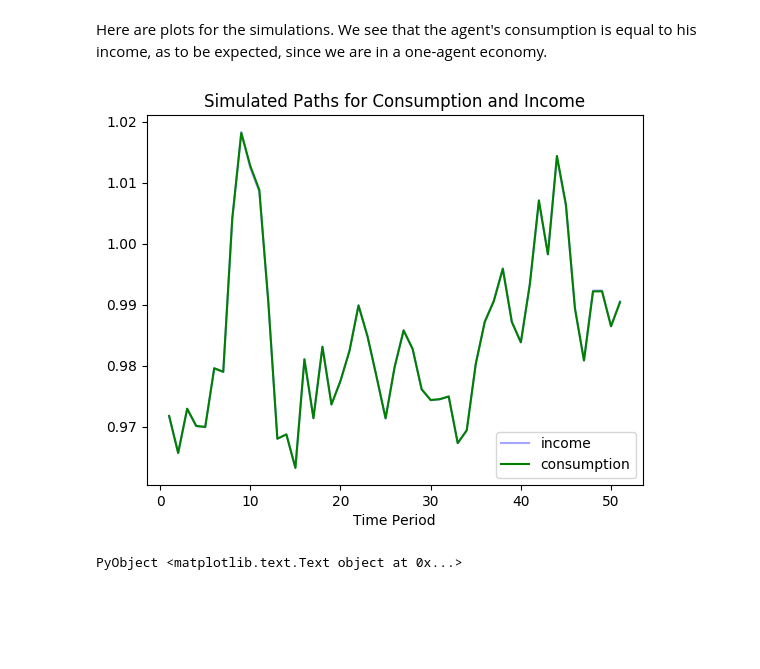
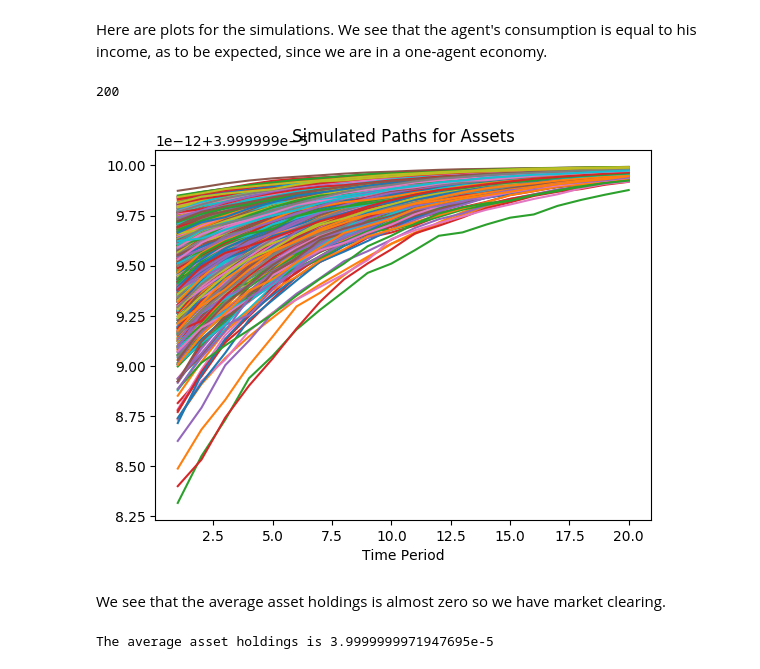
Before and after one commit to azheng25/OLG-Examples, a Jupyter notebook: Huggett1993.ipynb, the cells around one changed output. Cells and saved outputs as stored; diff of their text form; code cells hidden in the pictures; blank space fills up the shorter version.

Commit message:
Market clearing in assets

```diff
--- a/Huggett1993.ipynb
+++ b/Huggett1993.ipynb
@@ -111,18 +83,51 @@ ii=2
 ### Simulations
 # %% [markdown]
 Here are plots for the simulations. We see that the agent's consumption is equal to his income, as to be expected, since we are in a one-agent economy.
-# %%
-# Simulations
-import PyPlot
-plt=PyPlot
-mc_ar=model.exogenous
-sim_armc = Dolo.simulate(model,dr;N=10,T=900)
-c=exp(sim_armc[Axis{:N}(ii), Axis{:V}(:lny)])[850:900]+sim_armc[Axis{:N}(ii), Axis{:V}(:s)][850:900]*0.000002-sim_armc[Axis{:N}(ii), Axis{:V}(:a)][850:900]
-plt.plot(hor, exp(sim_armc[Axis{:N}(ii), Axis{:V}(:lny)])[850:900],color="blue", alpha=0.35, label="income")
-plt.plot(hor, c, color="green",label="consumption")
-plt.legend()
-plt.xlabel("Time Period")
-plt.title("Simulated Paths for Consumption and Income")
-# %% [output]
-[figure, removed]
-PyObject <matplotlib.text.Text object at 0x...>
+# %%
+# Simulations
+import PyPlot
+plt=PyPlot
+
+
+mc_ar=model.exogenous
+
+sim_armc = Dolo.simulate(model,dr;N=1000,T=200)
+
+
+T=200
+# %% [output]
+200
+# %%
+N=1000
+n=20 # number of periods to plot
+hor=linspace(1,n,n)
+function plot_simulations(N::Int64,T::Int64,n::Int64,sim_armc)
+    sum_assets=0.0
+    for ii=1:N # number of simulations
+      c=exp(sim_armc[Axis{:N}(ii), Axis{:V}(:lny)])[T-n+1:T]+sim_armc[Axis{:N}(ii), Axis{:V}(:s)][T-n+1:T]*r-sim_armc[Axis{:N}(ii), Axis{:V}(:a)][T-n+1:T]
+      #plt.plot(hor, exp(sim_armc[Axis{:N}(ii), Axis{:V}(:lny)])[T-n+1:T],color="blue", alpha=0.35, label="income")
+      #assets=exp(sim_armc[Axis{:N}(ii), Axis{:V}(:lny)])[T-n+1:T]-c
+      #plt.plot(hor, exp(sim_armc[Axis{:N}(ii), Axis{:V}(:lny)])[T-n+1:T])
+      #plt.plot(hor, c)
+        savings_end=exp(sim_armc[Axis{:N}(ii), Axis{:V}(:lny)])[T]-c[end]
+      plt.plot(hor,exp(sim_armc[Axis{:N}(ii), Axis{:V}(:lny)])[T-n+1:T]-c )
+      sum_assets=sum_assets+savings_end
+
+    end
+    plt.legend()
+    plt.xlabel("Time Period")
+    plt.title("Simulated Paths for Assets")
+
+    return sum_assets
+end
+
+
+sum_assets=plot_simulations(N,T,n,sim_armc);
+# %% [output]
+[figure, added]
+# %% [markdown]
+We see that the average asset holdings is almost zero so we have market clearing.
+# %%
+println("The average asset holdings is ", sum_assets/N)
+# %% [output]
+The average asset holdings is 3.9999999971947695e-5
```
Also changed, not shown: parts of 12 cells of this notebook, 1 other file.
